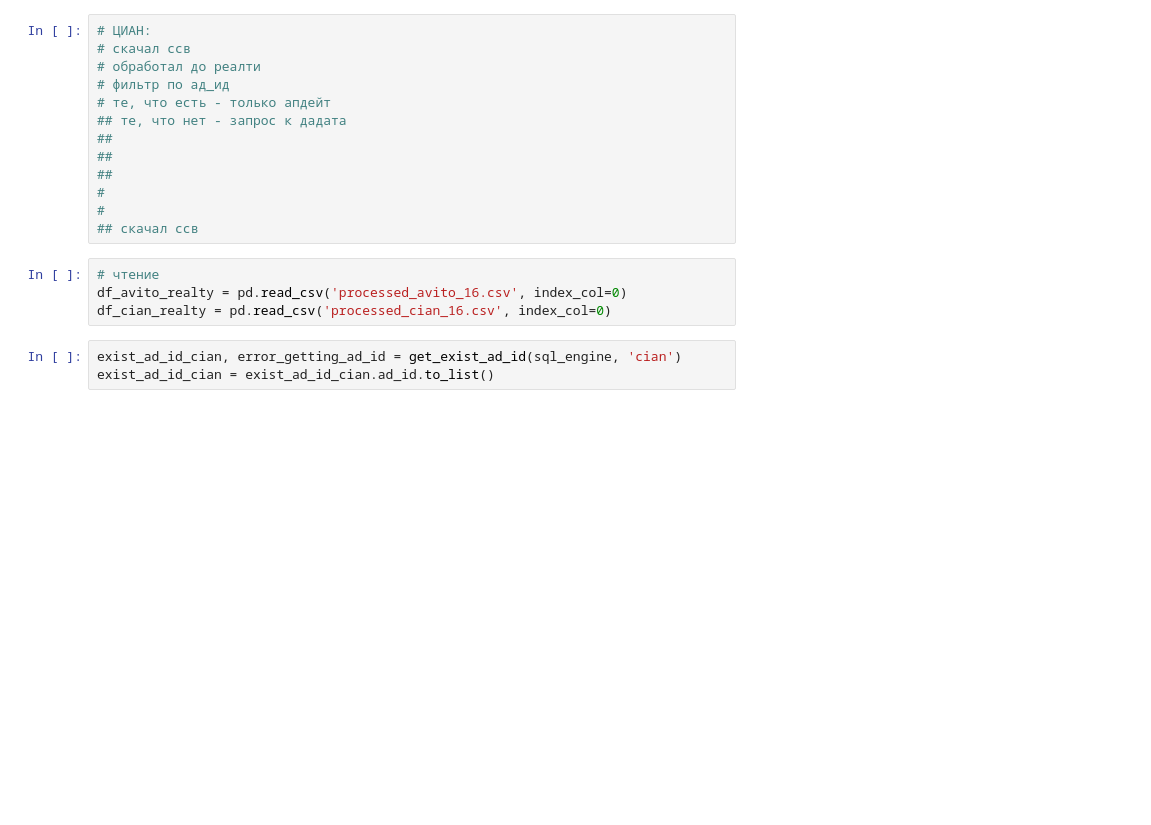
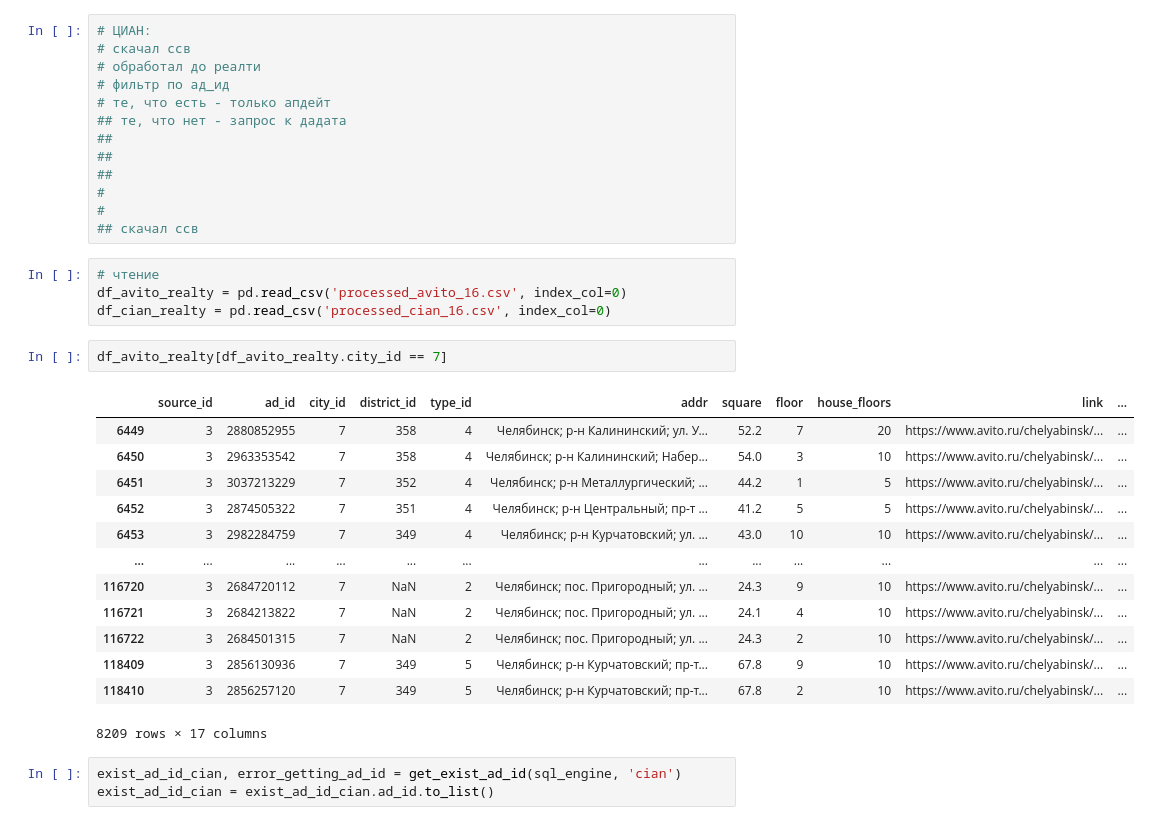
Before and after one commit to Nedvizhka/yadisk_loader, a Jupyter notebook: dev_check_jupyter/dev_parse_w_dadata.ipynb, the cells around one changed output. Drawn from its saved outputs; the diff is of its cells as text; blank space fills up the shorter version.

```diff
--- a/dev_check_jupyter/dev_parse_w_dadata.ipynb
+++ b/dev_check_jupyter/dev_parse_w_dadata.ipynb
@@ -329,6 +329,22 @@ df_dadata_houses_avito
 # чтение
 df_avito_realty = pd.read_csv('processed_avito_16.csv', index_col=0)
 df_cian_realty = pd.read_csv('processed_cian_16.csv', index_col=0)
+# %%
+df_avito_realty[df_avito_realty.city_id == 7]
+# %% [output]
+|  | source_id | ad_id | city_id | district_id | type_id | addr | square | floor | house_floors | link | ... |
+| 6449 | 3 | 2880852955 | 7 | 358 | 4 | Челябинск; р-н Калининский; ул. У... | 52.2 | 7 | 20 | https://www.avito.ru/chelyabinsk/... | ... |
+| 6450 | 3 | 2963353542 | 7 | 358 | 4 | Челябинск; р-н Калининский; Набер... | 54.0 | 3 | 10 | https://www.avito.ru/chelyabinsk/... | ... |
+| 6451 | 3 | 3037213229 | 7 | 352 | 4 | Челябинск; р-н Металлургический; ... | 44.2 | 1 | 5 | https://www.avito.ru/chelyabinsk/... | ... |
+| 6452 | 3 | 2874505322 | 7 | 351 | 4 | Челябинск; р-н Центральный; пр-т ... | 41.2 | 5 | 5 | https://www.avito.ru/chelyabinsk/... | ... |
+| 6453 | 3 | 2982284759 | 7 | 349 | 4 | Челябинск; р-н Курчатовский; ул. ... | 43.0 | 10 | 10 | https://www.avito.ru/chelyabinsk/... | ... |
+| ... | ... | ... | ... | ... | ... | ... | ... | ... | ... | ... | ... |
+| 116720 | 3 | 2684720112 | 7 | NaN | 2 | Челябинск; пос. Пригородный; ул. ... | 24.3 | 9 | 10 | https://www.avito.ru/chelyabinsk/... | ... |
+| 116721 | 3 | 2684213822 | 7 | NaN | 2 | Челябинск; пос. Пригородный; ул. ... | 24.1 | 4 | 10 | https://www.avito.ru/chelyabinsk/... | ... |
+| 116722 | 3 | 2684501315 | 7 | NaN | 2 | Челябинск; пос. Пригородный; ул. ... | 24.3 | 2 | 10 | https://www.avito.ru/chelyabinsk/... | ... |
+| 118409 | 3 | 2856130936 | 7 | 349 | 5 | Челябинск; р-н Курчатовский; пр-т... | 67.8 | 9 | 10 | https://www.avito.ru/chelyabinsk/... | ... |
+| 118410 | 3 | 2856257120 | 7 | 349 | 5 | Челябинск; р-н Курчатовский; пр-т... | 67.8 | 2 | 10 | https://www.avito.ru/chelyabinsk/... | ... |
+8209 rows × 17 columns
 # %%
 exist_ad_id_cian, error_getting_ad_id = get_exist_ad_id(sql_engine, 'cian')
 exist_ad_id_cian = exist_ad_id_cian.ad_id.to_list()
```
Also changed, not shown: parts of 18 cells of this notebook, 5 other files.
